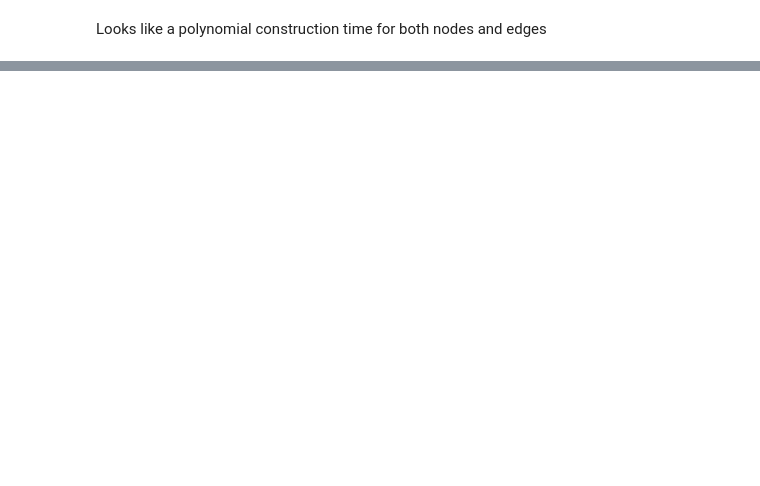
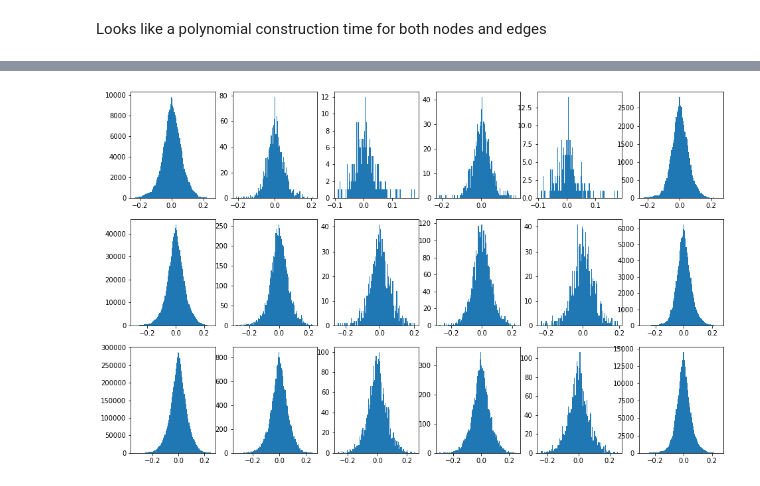
Before and after one commit to IUCVLab/proximity-cut, a Jupyter notebook: notebooks/Border with graphs.ipynb, the cells around one changed output, grey strips where cells are left out. Saved outputs shown, nothing was run; the diff lists cells and outputs as text; code cells hidden in the pictures; blank space fills up the shorter version.

```diff
--- a/notebooks/Border with graphs.ipynb
+++ b/notebooks/Border with graphs.ipynb
@@ -481,0 +503,6 @@ import networkx as nx
+# %%
+for s in [1000, 2000, 5000, 10000]:
+    G = NSWGraph()
+    data_sample = [(x, y) for x, y in zip(Xprime[:s], yprime[:s])]
+    G.build_navigable_graph(data_sample, attempts=1)
+    cached_graph("nsw", G, nsw_to_nx)
@@ -715,0 +731,10 @@ def get_cut(graph, labels):
+# %%
+import matplotlib.pyplot as plt
+
+fig, axs = plt.subplots(len(graph_sizes), len(graph_types), figsize=(16, 10))
+
+for i, cut in enumerate(cuts):
+    print(*cut, len(cuts[cut]), sep='\t')
+    data = [x[2] for x in cuts[cut]]
+    axs[i // len(graph_types), i % len(graph_types)].hist(data, bins=100)
+plt.show()
@@ -715,0 +761,21 @@ def get_cut(graph, labels):
+# %%
+def get_points(dataset, cut, lim=None):
+    for e in cut:
+        if lim is not None:
+            if e[2] > lim:
+                continue
+        p = (dataset[e[0]] + dataset[e[1]]) / 2
+        yield p
+# %%
+fig, axs = plt.subplots(len(graph_sizes), len(graph_types), figsize=(16, 10))
+
+for i, cut in enumerate(cuts):
+    res = []
+    for point in get_points(Xprime, cuts[cut]):
+        r = signed_dist_to_plane(point, K, I)
+        res.append(r)
+
+    axs[i // len(graph_types), i % len(graph_types)].hist(res, bins=100)
+plt.show()
+# %% [output]
+[figure, added]
```
Also changed, not shown: parts of 34 cells of this notebook, 1 other file.
